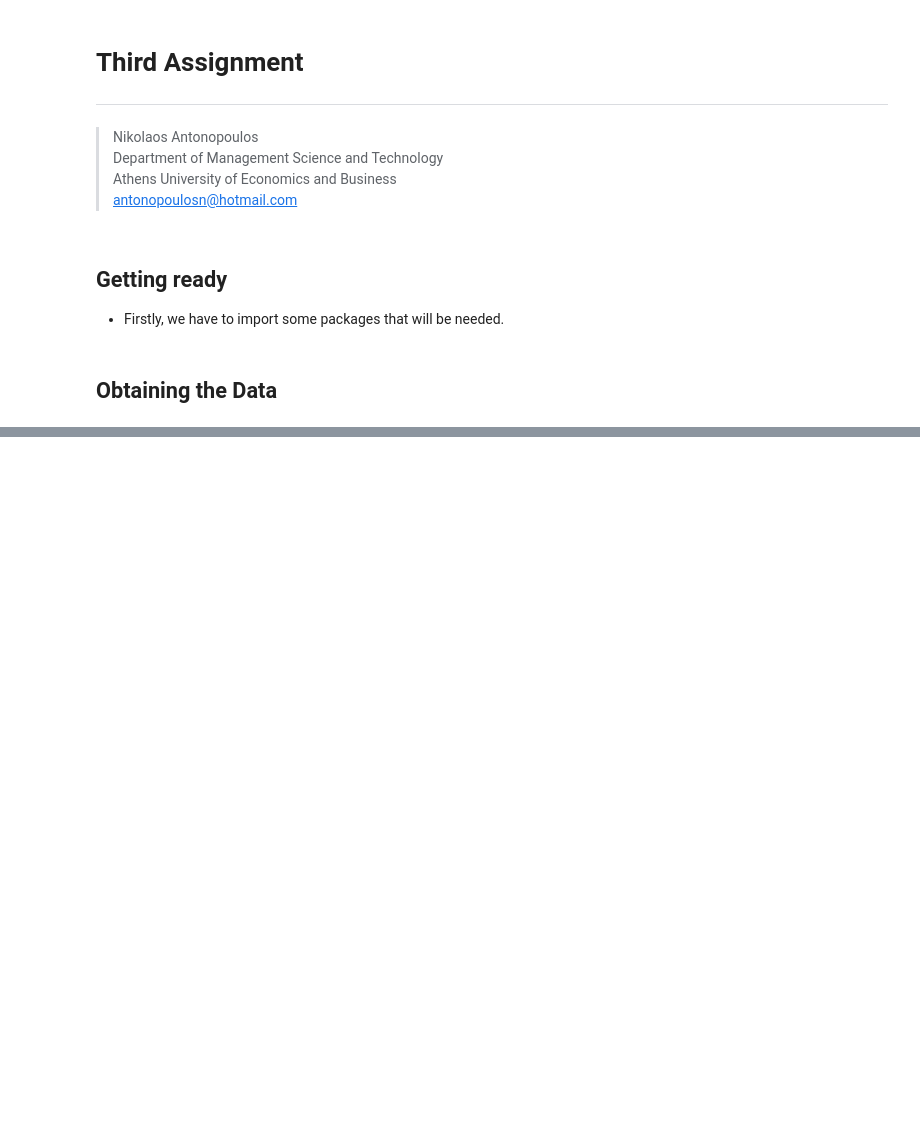
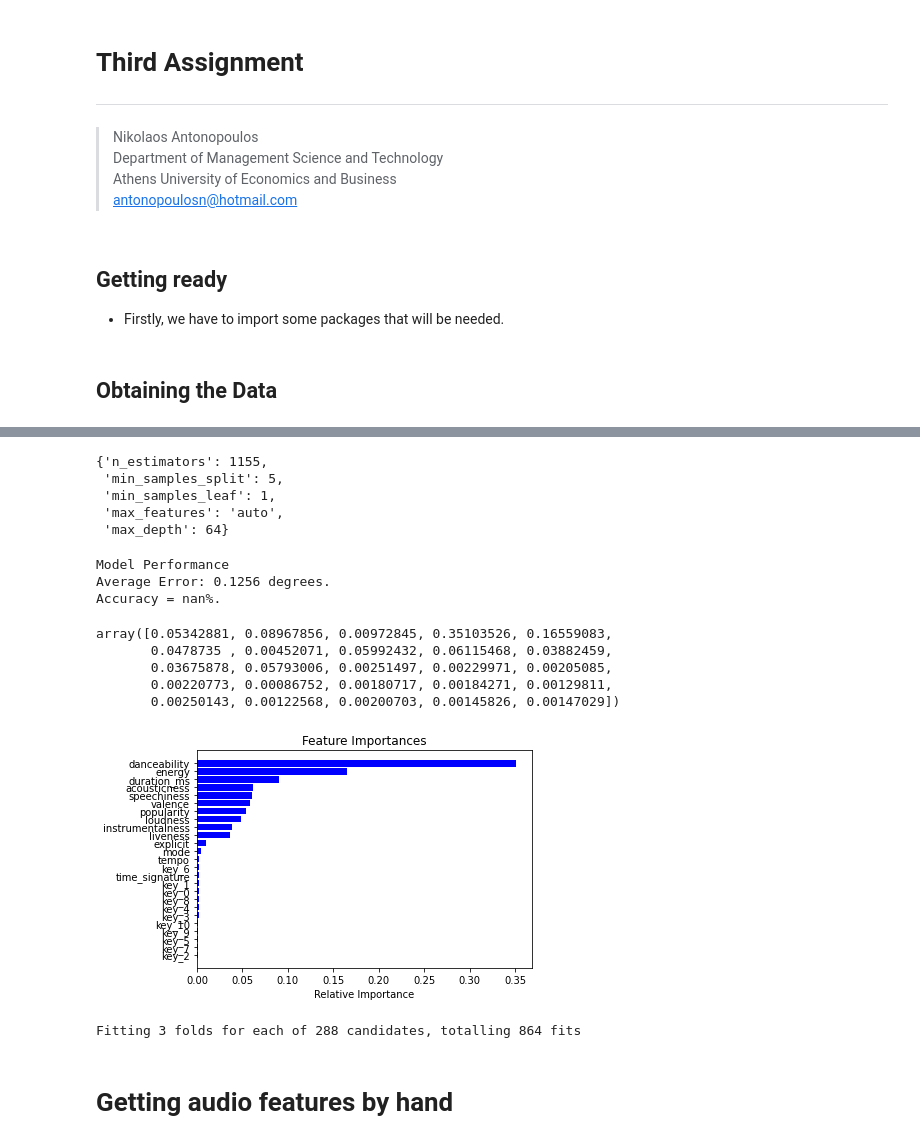
Before and after one commit to Nikos-Antonopoulos/Dissecting-Spotify-Valence, a Jupyter notebook: Dissecting_Spotify_Valence.ipynb, the cells around one changed output, grey strips where cells are left out. Drawn from its saved outputs; the diff is of its cells as text; code cells hidden in the pictures; blank space fills up the shorter version.

Commit message:
Add random forests

```diff
--- a/Dissecting_Spotify_Valence.ipynb
+++ b/Dissecting_Spotify_Valence.ipynb
@@ -168,0 +284,4 @@ KeyboardInterrupt:
+# %%
+from sklearn.model_selection import train_test_split
+# Split the data into training and testing sets
+train_features, test_features, train_labels, test_labels = train_test_split(features, labels, test_size = 0.25, random_state = 42)
@@ -168,0 +293,15 @@ KeyboardInterrupt:
+# %%
+from sklearn.model_selection import RandomizedSearchCV
+n_estimators = [int(x) for x in np.linspace(start = 100, stop = 2000, num = 10)]
+max_features = ['auto', 'sqrt']
+max_depth = [int(x) for x in np.linspace(10, 100, num = 11)]
+max_depth.append(None)
+min_samples_split = [2, 5]
+min_samples_leaf = [1, 2, 4]
+
+random_grid = {'n_estimators': n_estimators,
+               'max_features': max_features,
+               'max_depth': max_depth,
+               'min_samples_split': min_samples_split,
+               'min_samples_leaf': min_samples_leaf,
+               }
@@ -168,0 +310,9 @@ KeyboardInterrupt:
+# %%
+# Use the random grid to search for best hyperparameters
+# First create the base model to tune
+rf = RandomForestRegressor()σ
+# Random search of parameters, using 3 fold cross validation,
+# search across 100 different combinations, and use all available cores
+rf_random = RandomizedSearchCV(estimator = rf, param_distributions = random_grid, n_iter = 50, cv = 3, verbose=2, random_state=42, n_jobs = -1)
+# Fit the random search model
+rf_random.fit(train_features, train_labels)
@@ -168,0 +321,8 @@ KeyboardInterrupt:
+# %%
+rf_random.best_params_
+# %% [output]
+{'n_estimators': 1155,
+ 'min_samples_split': 5,
+ 'min_samples_leaf': 1,
+ 'max_features': 'auto',
+ 'max_depth': 64}
@@ -168,0 +340,27 @@ KeyboardInterrupt:
+# %%
+best_random = rf_random.best_estimator_
+accuracy = evaluate(best_random, test_features, test_labels)
+# %% [output]
+Model Performance
+Average Error: 0.1256 degrees.
+Accuracy = nan%.
+# %%
+rf_random.best_estimator_.feature_importances_
+# %% [output]
+array([0.05342881, 0.08967856, 0.00972845, 0.35103526, 0.16559083,
+       0.0478735 , 0.00452071, 0.05992432, 0.06115468, 0.03882459,
+       0.03675878, 0.05793006, 0.00251497, 0.00229971, 0.00205085,
+       0.00220773, 0.00086752, 0.00180717, 0.00184271, 0.00129811,
+       0.00250143, 0.00122568, 0.00200703, 0.00145826, 0.00147029])
+# %%
+features = songs_for_dec_trees.columns
+importances = rf_random.best_estimator_.feature_importances_
+indices = np.argsort(importances)
+# %%
+plt.title('Feature Importances')
+plt.barh(range(len(indices)), importances[indices], color='b', align='center')
+plt.yticks(range(len(indices)), [features[i] for i in indices])
+plt.xlabel('Relative Importance')
+plt.show()
+# %% [output]
+[figure, added]
@@ -168,0 +386,6 @@ KeyboardInterrupt:
+# %%
+grid_search.fit(train_features, train_labels)
+# %% [output]
+Fitting 3 folds for each of 288 candidates, totalling 864 fits
+# %% [markdown]
+# Getting audio features by hand
```
Also changed, not shown: parts of 113 cells of this notebook, 3 other files.
